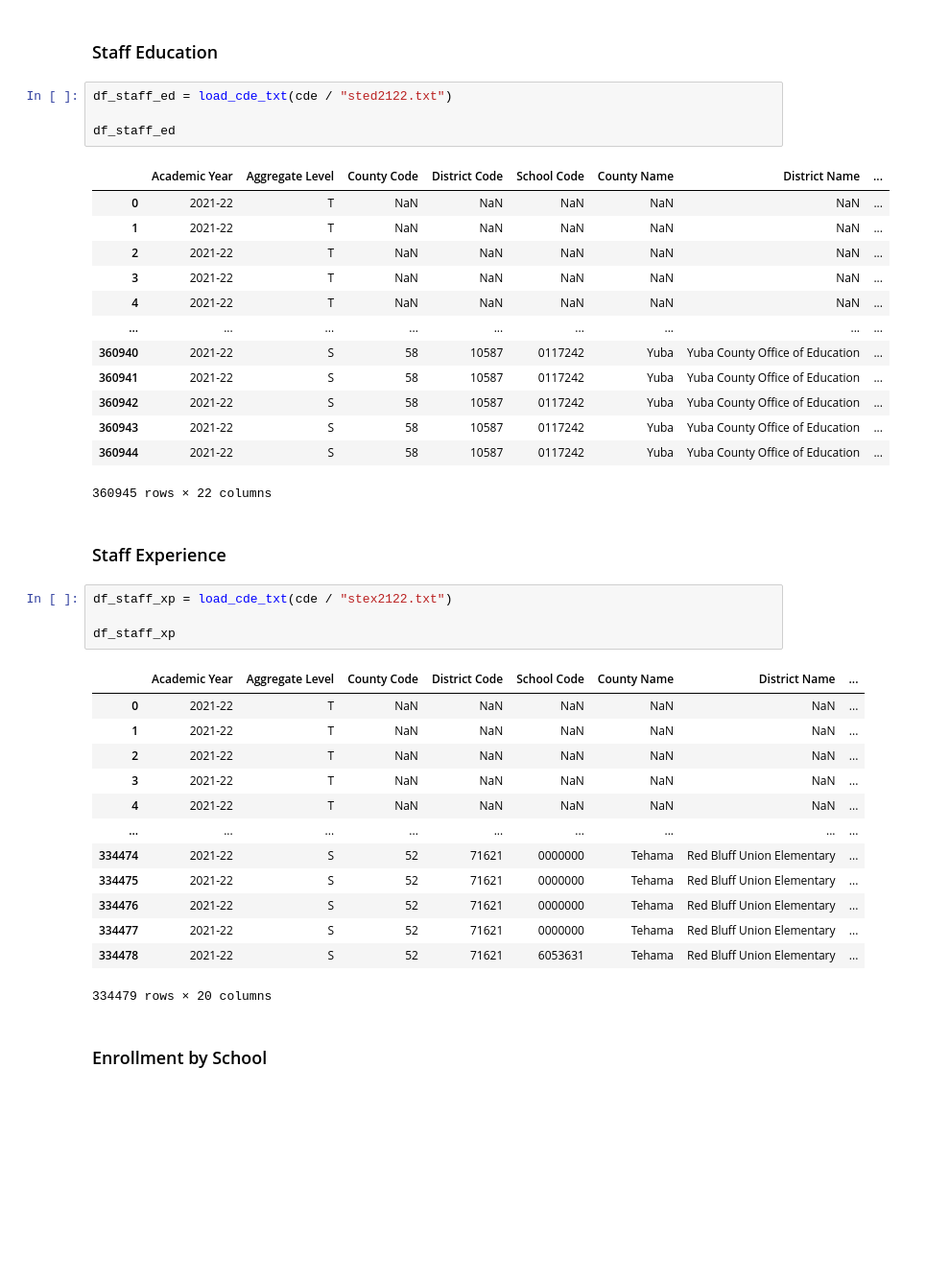
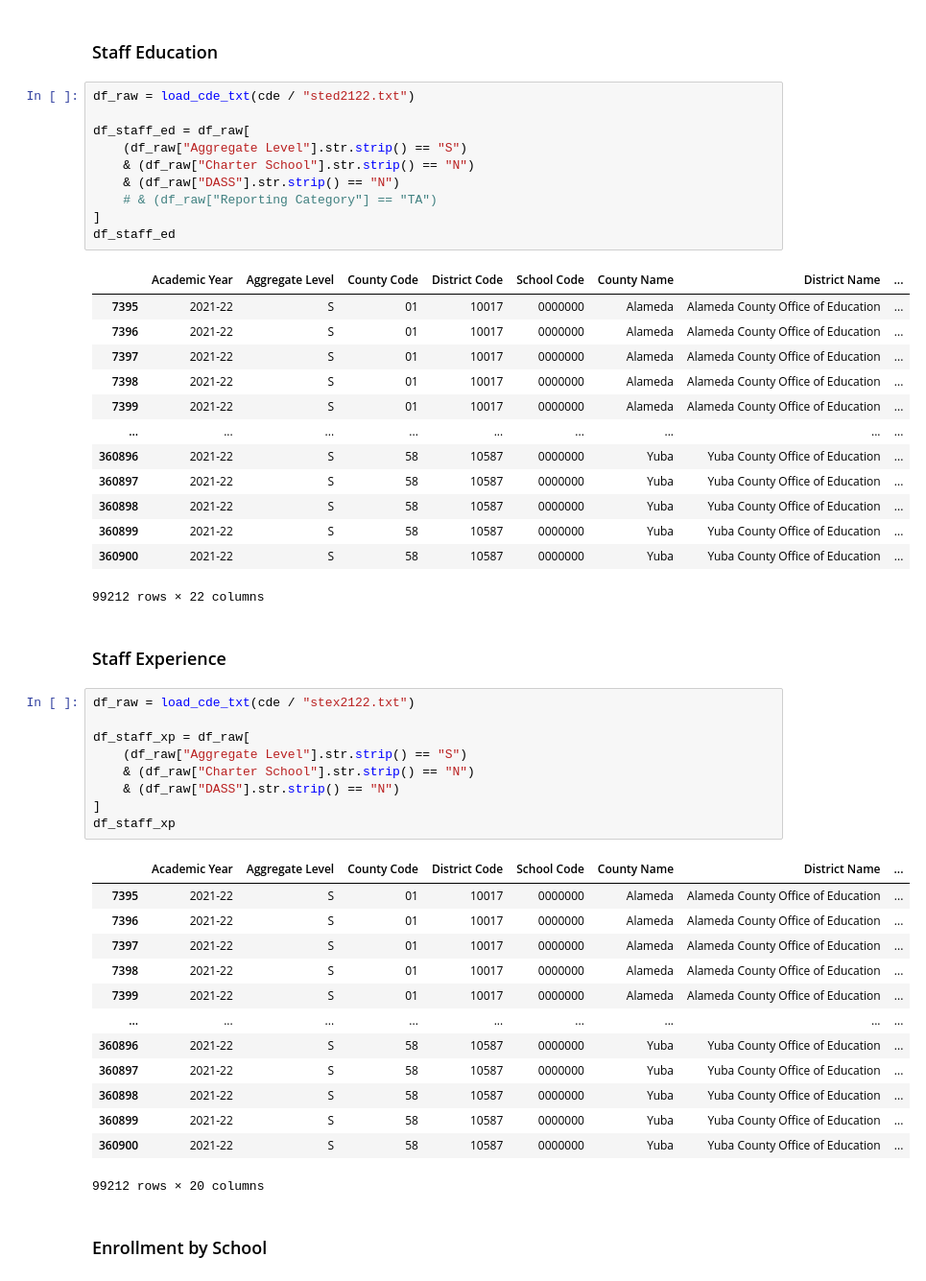
Before and after one commit to junclemente/ads599-capstone_project, a Jupyter notebook: library/01_data_preparation.ipynb, the cells around one changed output. Shown at 96% size. Drawn from its saved outputs; the diff is of its cells as text; blank space fills up the shorter version.

```diff
--- a/library/01_data_preparation.ipynb
+++ b/library/01_data_preparation.ipynb
@@ -272,43 +305,54 @@ df_ss_ratio
 # %% [markdown]
 ### Staff Education
 # %%
-df_staff_ed = load_cde_txt(cde / "sted2122.txt")
+df_raw = load_cde_txt(cde / "sted2122.txt")
 
+df_staff_ed = df_raw[
+    (df_raw["Aggregate Level"].str.strip() == "S")
+    & (df_raw["Charter School"].str.strip() == "N")
+    & (df_raw["DASS"].str.strip() == "N")
+    # & (df_raw["Reporting Category"] == "TA")
+]
 df_staff_ed
 # %% [output]
 |  | Academic Year | Aggregate Level | County Code | District Code | School Code | County Name | District Name | ... |
-| 0 | 2021-22 | T | NaN | NaN | NaN | NaN | NaN | ... |
-| 1 | 2021-22 | T | NaN | NaN | NaN | NaN | NaN | ... |
-| 2 | 2021-22 | T | NaN | NaN | NaN | NaN | NaN | ... |
-| 3 | 2021-22 | T | NaN | NaN | NaN | NaN | NaN | ... |
-| 4 | 2021-22 | T | NaN | NaN | NaN | NaN | NaN | ... |
+| 7395 | 2021-22 | S | 01 | 10017 | 0000000 | Alameda | Alameda County Office of Education | ... |
+| 7396 | 2021-22 | S | 01 | 10017 | 0000000 | Alameda | Alameda County Office of Education | ... |
+| 7397 | 2021-22 | S | 01 | 10017 | 0000000 | Alameda | Alameda County Office of Education | ... |
+| 7398 | 2021-22 | S | 01 | 10017 | 0000000 | Alameda | Alameda County Office of Education | ... |
+| 7399 | 2021-22 | S | 01 | 10017 | 0000000 | Alameda | Alameda County Office of Education | ... |
 | ... | ... | ... | ... | ... | ... | ... | ... | ... |
-| 360940 | 2021-22 | S | 58 | 10587 | 0117242 | Yuba | Yuba County Office of Education | ... |
-| 360941 | 2021-22 | S | 58 | 10587 | 0117242 | Yuba | Yuba County Office of Education | ... |
-| 360942 | 2021-22 | S | 58 | 10587 | 0117242 | Yuba | Yuba County Office of Education | ... |
-| 360943 | 2021-22 | S | 58 | 10587 | 0117242 | Yuba | Yuba County Office of Education | ... |
-| 360944 | 2021-22 | S | 58 | 10587 | 0117242 | Yuba | Yuba County Office of Education | ... |
+| 360896 | 2021-22 | S | 58 | 10587 | 0000000 | Yuba | Yuba County Office of Education | ... |
+| 360897 | 2021-22 | S | 58 | 10587 | 0000000 | Yuba | Yuba County Office of Education | ... |
+| 360898 | 2021-22 | S | 58 | 10587 | 0000000 | Yuba | Yuba County Office of Education | ... |
+| 360899 | 2021-22 | S | 58 | 10587 | 0000000 | Yuba | Yuba County Office of Education | ... |
+| 360900 | 2021-22 | S | 58 | 10587 | 0000000 | Yuba | Yuba County Office of Education | ... |
-360945 rows × 22 columns
+99212 rows × 22 columns
 # %% [markdown]
 ### Staff Experience
 # %%
-df_staff_xp = load_cde_txt(cde / "stex2122.txt")
+df_raw = load_cde_txt(cde / "stex2122.txt")
 
+df_staff_xp = df_raw[
+    (df_raw["Aggregate Level"].str.strip() == "S")
+    & (df_raw["Charter School"].str.strip() == "N")
+    & (df_raw["DASS"].str.strip() == "N")
+]
 df_staff_xp
 # %% [output]
 |  | Academic Year | Aggregate Level | County Code | District Code | School Code | County Name | District Name | ... |
-| 0 | 2021-22 | T | NaN | NaN | NaN | NaN | NaN | ... |
-| 1 | 2021-22 | T | NaN | NaN | NaN | NaN | NaN | ... |
-| 2 | 2021-22 | T | NaN | NaN | NaN | NaN | NaN | ... |
-| 3 | 2021-22 | T | NaN | NaN | NaN | NaN | NaN | ... |
-| 4 | 2021-22 | T | NaN | NaN | NaN | NaN | NaN | ... |
+| 7395 | 2021-22 | S | 01 | 10017 | 0000000 | Alameda | Alameda County Office of Education | ... |
+| 7396 | 2021-22 | S | 01 | 10017 | 0000000 | Alameda | Alameda County Office of Education | ... |
+| 7397 | 2021-22 | S | 01 | 10017 | 0000000 | Alameda | Alameda County Office of Education | ... |
+| 7398 | 2021-22 | S | 01 | 10017 | 0000000 | Alameda | Alameda County Office of Education | ... |
+| 7399 | 2021-22 | S | 01 | 10017 | 0000000 | Alameda | Alameda County Office of Education | ... |
 | ... | ... | ... | ... | ... | ... | ... | ... | ... |
-| 334474 | 2021-22 | S | 52 | 71621 | 0000000 | Tehama | Red Bluff Union Elementary | ... |
-| 334475 | 2021-22 | S | 52 | 71621 | 0000000 | Tehama | Red Bluff Union Elementary | ... |
-| 334476 | 2021-22 | S | 52 | 71621 | 0000000 | Tehama | Red Bluff Union Elementary | ... |
-| 334477 | 2021-22 | S | 52 | 71621 | 0000000 | Tehama | Red Bluff Union Elementary | ... |
-| 334478 | 2021-22 | S | 52 | 71621 | 6053631 | Tehama | Red Bluff Union Elementary | ... |
+| 360896 | 2021-22 | S | 58 | 10587 | 0000000 | Yuba | Yuba County Office of Education | ... |
+| 360897 | 2021-22 | S | 58 | 10587 | 0000000 | Yuba | Yuba County Office of Education | ... |
+| 360898 | 2021-22 | S | 58 | 10587 | 0000000 | Yuba | Yuba County Office of Education | ... |
+| 360899 | 2021-22 | S | 58 | 10587 | 0000000 | Yuba | Yuba County Office of Education | ... |
+| 360900 | 2021-22 | S | 58 | 10587 | 0000000 | Yuba | Yuba County Office of Education | ... |
-334479 rows × 20 columns
+99212 rows × 20 columns
 # %% [markdown]
 ### Enrollment by School
 # %%
```
Also changed, not shown: parts of 10 cells of this notebook.
